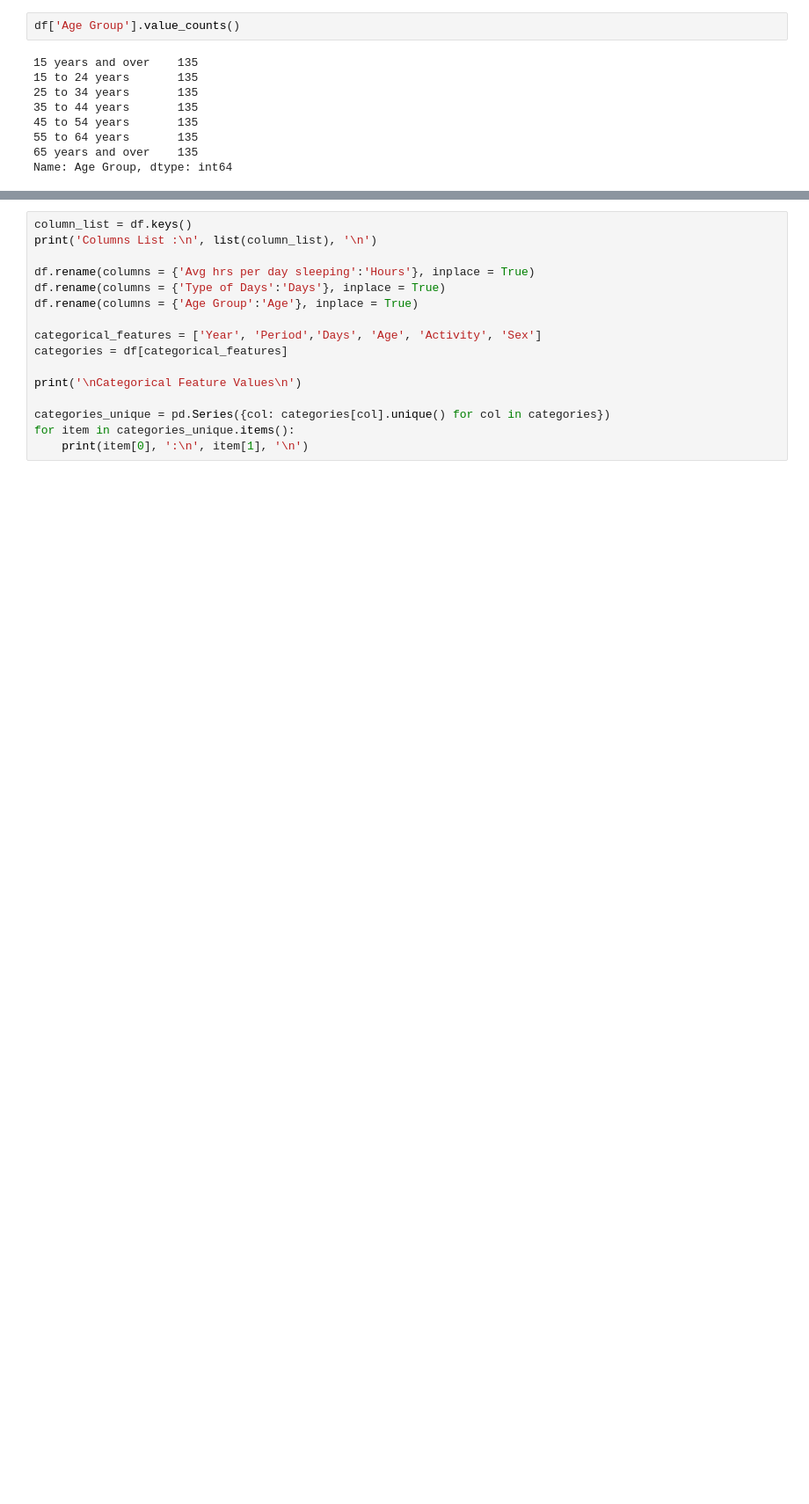
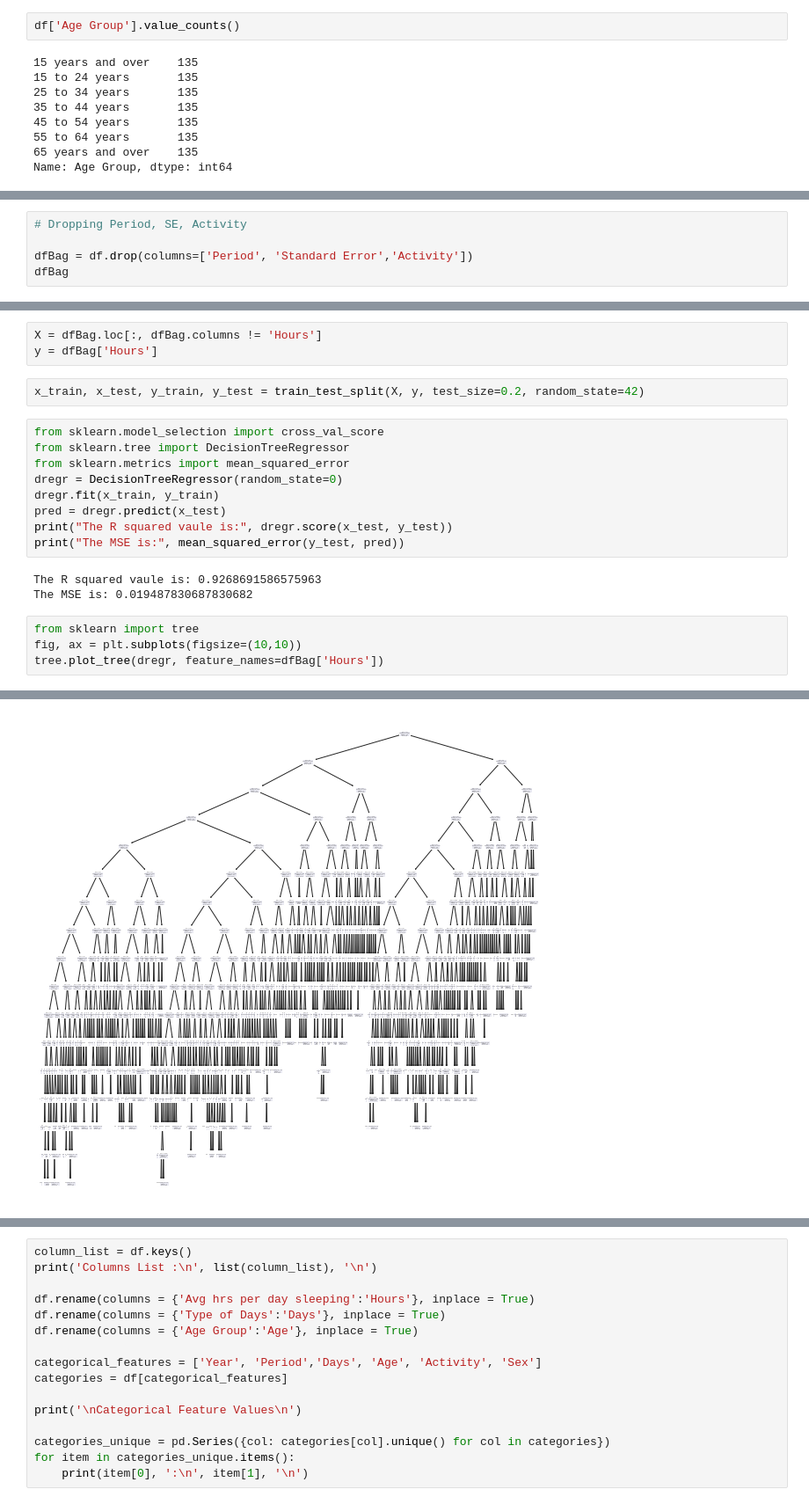
Before and after one commit to amicarellade/cs4342-finalp, a Jupyter notebook: Project.ipynb, the cells around one changed output, grey strips where cells are left out. Shown at 88% size. Cells and saved outputs as stored; diff of their text form; blank space fills up the shorter version.

```diff
--- a/Project.ipynb
+++ b/Project.ipynb
@@ -245,0 +269,5 @@ sns.heatmap(df.corr(),cmap='flare',annot=True)
+# %%
+# Dropping Period, SE, Activity
+
+dfBag = df.drop(columns=['Period', 'Standard Error','Activity'])
+dfBag
@@ -245,0 +288,22 @@ sns.heatmap(df.corr(),cmap='flare',annot=True)
+# %%
+X = dfBag.loc[:, dfBag.columns != 'Hours']
+y = dfBag['Hours']
+# %%
+x_train, x_test, y_train, y_test = train_test_split(X, y, test_size=0.2, random_state=42)
+# %%
+from sklearn.model_selection import cross_val_score
+from sklearn.tree import DecisionTreeRegressor
+from sklearn.metrics import mean_squared_error
+dregr = DecisionTreeRegressor(random_state=0)
+dregr.fit(x_train, y_train)
+pred = dregr.predict(x_test)
+print("The R squared vaule is:", dregr.score(x_test, y_test))
+print("The MSE is:", mean_squared_error(y_test, pred))
+# %% [output]
+The R squared vaule is: 0.9268691586575963
+The MSE is: 0.019487830687830682
+# %%
+from sklearn import tree
+fig, ax = plt.subplots(figsize=(10,10))
+tree.plot_tree(dregr, feature_names=dfBag['Hours'])
+# %% [output]
@@ -245,0 +327 @@ sns.heatmap(df.corr(),cmap='flare',annot=True)
+[figure, added]
```
Also changed, not shown: parts of 17 cells of this notebook.
